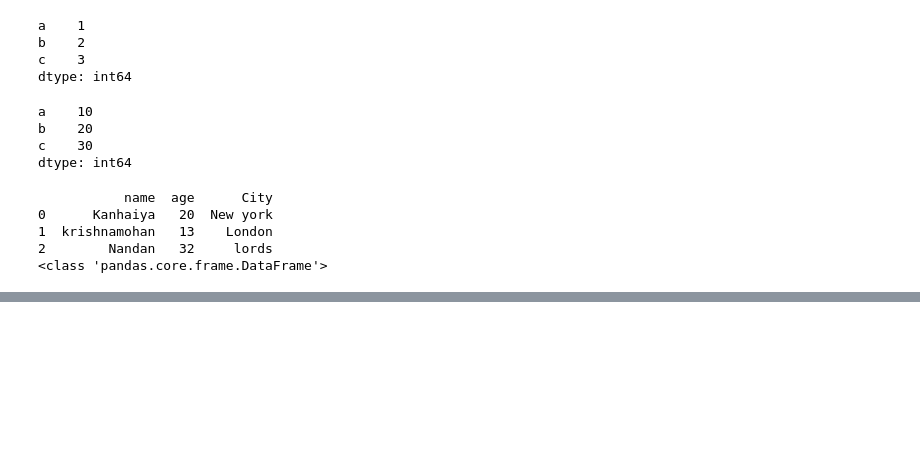
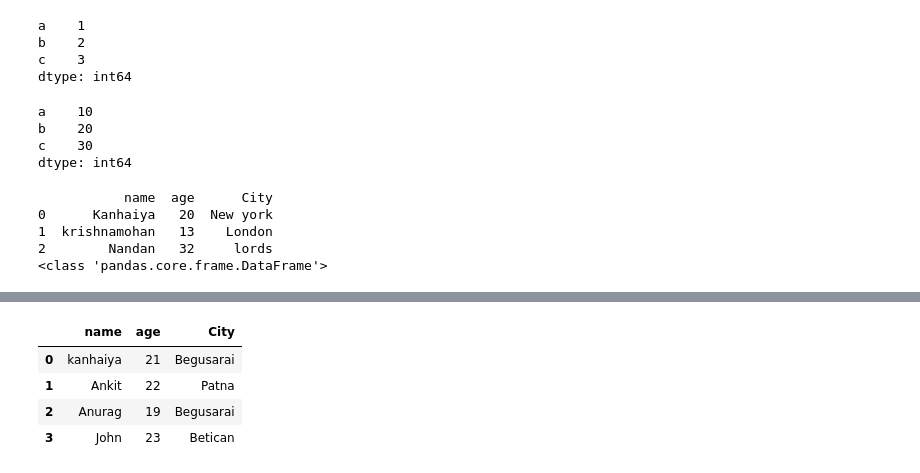
Before and after one commit to kanhaiya5613/Data-Science, a Jupyter notebook: 2_Data_Analysis_With_Python/2_Pandas.ipynb, the cells around one changed output, grey strips where cells are left out. Saved outputs shown, nothing was run; the diff lists cells and outputs as text; code cells hidden in the pictures; blank space fills up the shorter version.

```diff
--- a/2_Data_Analysis_With_Python/2_Pandas.ipynb
+++ b/2_Data_Analysis_With_Python/2_Pandas.ipynb
@@ -76,0 +167,9 @@ print(type(df))
+# %%
+### Data MAnipulation with DataFrames
+df
+# %% [output]
+|  | name | age | City |
+| 0 | kanhaiya | 21 | Begusarai |
+| 1 | Ankit | 22 | Patna |
+| 2 | Anurag | 19 | Begusarai |
+| 3 | John | 23 | Betican |
```
Also changed, not shown: parts of 24 cells of this notebook.
